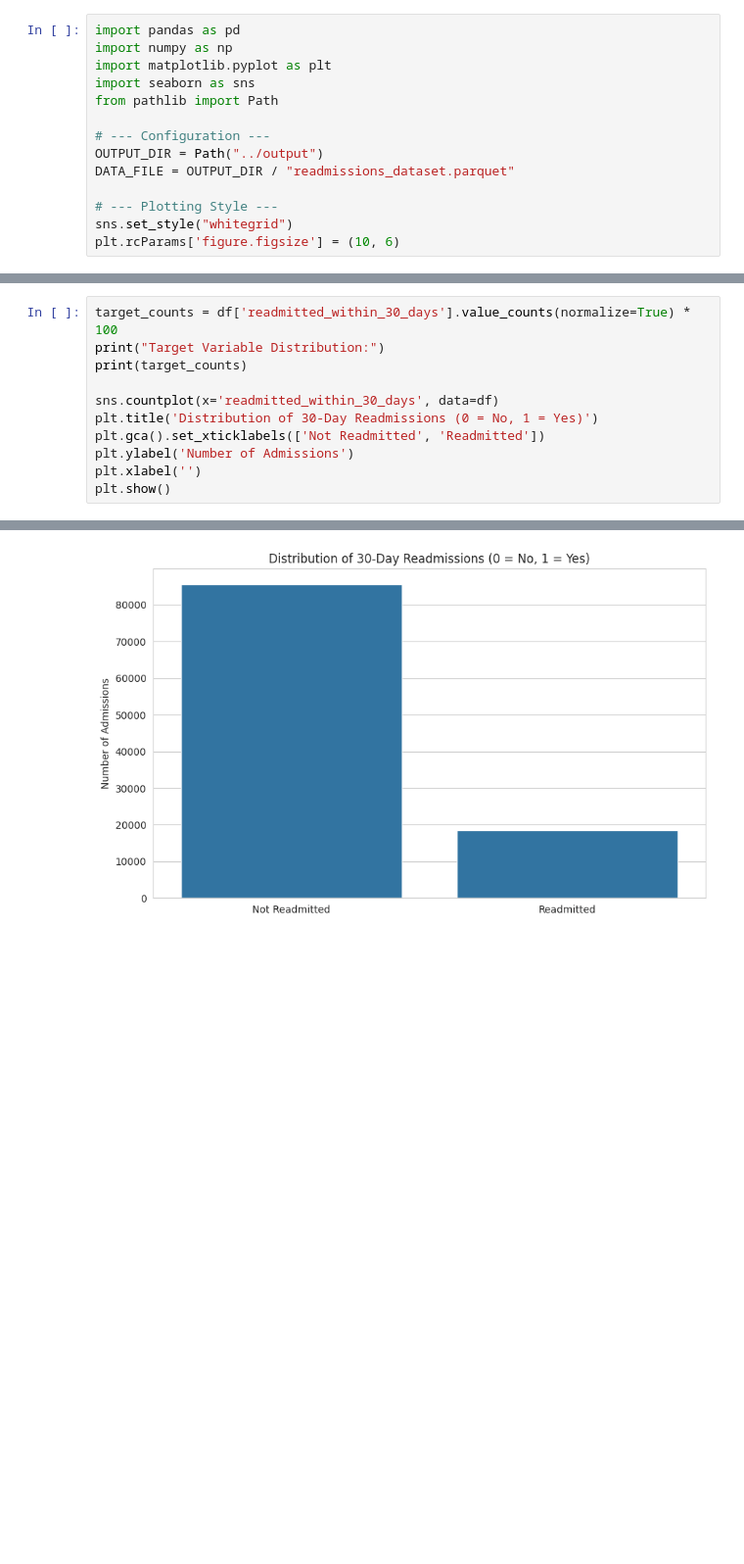
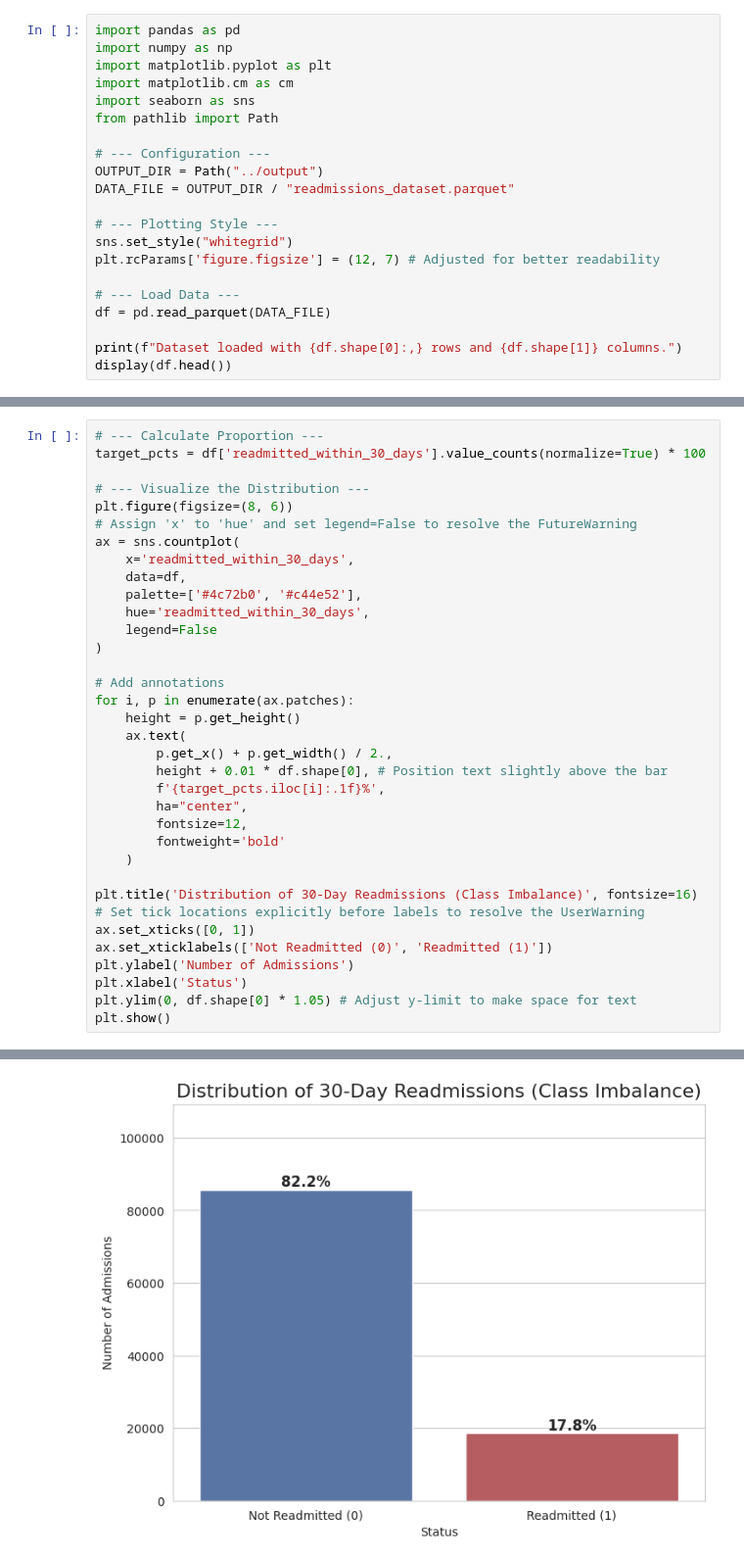
Before and after one commit to ca34525/TexasReadmissionRiskAPI, a Jupyter notebook: notebooks/4 EDA.ipynb, the cells around one changed output, grey strips where cells are left out. Shown at 98% size. Cells and saved outputs as stored; diff of their text form; blank space fills up the shorter version.

```diff
--- a/notebooks/4 EDA.ipynb
+++ b/notebooks/4 EDA.ipynb
@@ -6,6 +6,7 @@ Here, we'll import the necessary libraries and set up our file paths and plottin
 import pandas as pd
 import numpy as np
 import matplotlib.pyplot as plt
+import matplotlib.cm as cm
 import seaborn as sns
 from pathlib import Path
 
@@ -15,4 +16,10 @@ DATA_FILE = OUTPUT_DIR / "readmissions_dataset.parquet"
 
 # --- Plotting Style ---
 sns.set_style("whitegrid")
-plt.rcParams['figure.figsize'] = (10, 6)
+plt.rcParams['figure.figsize'] = (12, 7) # Adjusted for better readability
+
+# --- Load Data ---
+df = pd.read_parquet(DATA_FILE)
+
+print(f"Dataset loaded with {df.shape[0]:,} rows and {df.shape[1]} columns.")
+display(df.head())
@@ -80,12 +95,36 @@ First, let's look at the distribution of our target variable, `readmitted_within
 # %%
-target_counts = df['readmitted_within_30_days'].value_counts(normalize=True) * 100
-print("Target Variable Distribution:")
-print(target_counts)
+# --- Calculate Proportion ---
+target_pcts = df['readmitted_within_30_days'].value_counts(normalize=True) * 100
 
-sns.countplot(x='readmitted_within_30_days', data=df)
-plt.title('Distribution of 30-Day Readmissions (0 = No, 1 = Yes)')
-plt.gca().set_xticklabels(['Not Readmitted', 'Readmitted'])
+# --- Visualize the Distribution ---
+plt.figure(figsize=(8, 6))
+# Assign 'x' to 'hue' and set legend=False to resolve the FutureWarning
+ax = sns.countplot(
+    x='readmitted_within_30_days',
+    data=df,
+    palette=['#4c72b0', '#c44e52'],
+    hue='readmitted_within_30_days',
+    legend=False
+)
+
+# Add annotations
+for i, p in enumerate(ax.patches):
+    height = p.get_height()
+    ax.text(
+        p.get_x() + p.get_width() / 2.,
+        height + 0.01 * df.shape[0], # Position text slightly above the bar
+        f'{target_pcts.iloc[i]:.1f}%',
+        ha="center",
+        fontsize=12,
+        fontweight='bold'
+    )
+
+plt.title('Distribution of 30-Day Readmissions (Class Imbalance)', fontsize=16)
+# Set tick locations explicitly before labels to resolve the UserWarning
+ax.set_xticks([0, 1])
+ax.set_xticklabels(['Not Readmitted (0)', 'Readmitted (1)'])
 plt.ylabel('Number of Admissions')
-plt.xlabel('')
+plt.xlabel('Status')
+plt.ylim(0, df.shape[0] * 1.05) # Adjust y-limit to make space for text
 plt.show()
 # %% [output]
@@ -97,2 +131,2 @@ Name: proportion, dtype: float64
-[figure, old version]
+[figure, new version]
 # %% [markdown]
```
Also changed, not shown: parts of 21 cells of this notebook.
